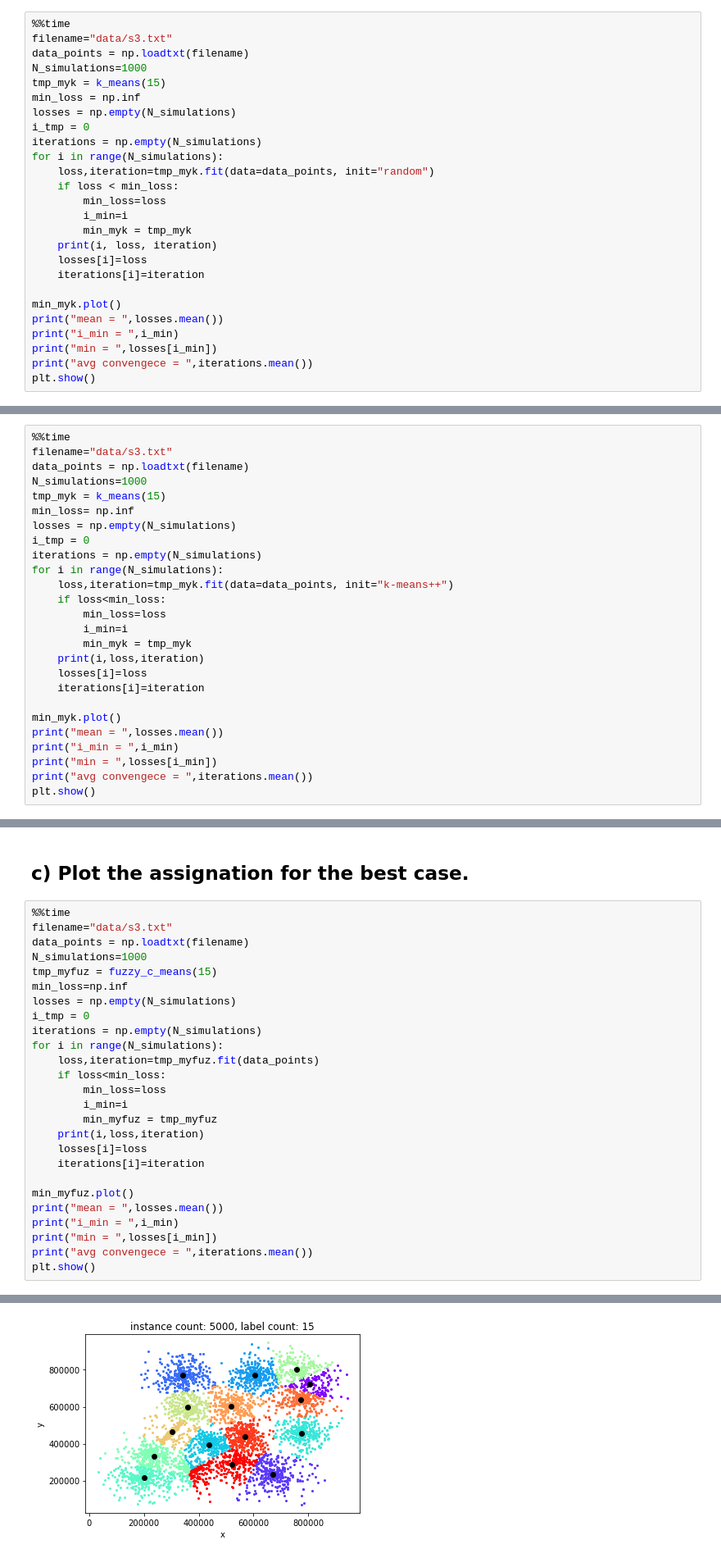
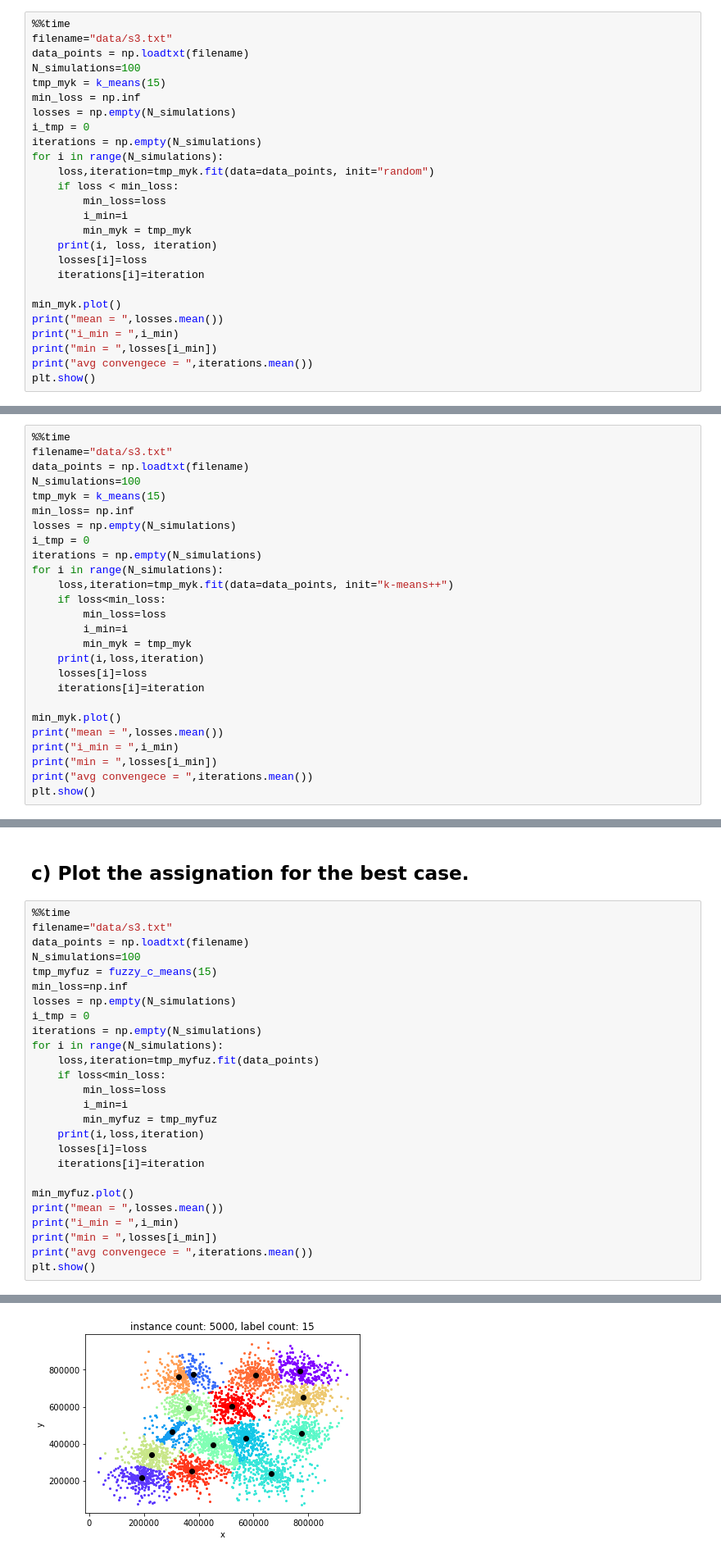
Before and after one commit to marco-celoria/Unsupervised_Machine_Learning, a Jupyter notebook: ex2.ipynb, the cells around one changed output, grey strips where cells are left out. Shown: that part at 82% size. Drawn from its saved outputs; the diff is of its cells as text.

```diff
--- a/ex2.ipynb
+++ b/ex2.ipynb
@@ -133,7 +133,7 @@ Wall time: 234 ms
 %%time
 filename="data/s3.txt"
 data_points = np.loadtxt(filename)
-N_simulations=1000
+N_simulations=100
 tmp_myk = k_means(15)
 min_loss = np.inf
 losses = np.empty(N_simulations)
@@ -186,7 +186,7 @@ Note:
 %%time
 filename="data/s3.txt"
 data_points = np.loadtxt(filename)
-N_simulations=1000
+N_simulations=100
 tmp_myk = k_means(15)
 min_loss= np.inf
 losses = np.empty(N_simulations)
@@ -432,7 +432,7 @@ plt.legend()
 %%time
 filename="data/s3.txt"
 data_points = np.loadtxt(filename)
-N_simulations=1000
+N_simulations=100
 tmp_myfuz = fuzzy_c_means(15)
 min_loss=np.inf
 losses = np.empty(N_simulations)
@@ -475 +475 @@ avg convengece =  88.027
-[figure, old version]
+[figure, new version]
```
Also changed, not shown: parts of 8 cells of this notebook.
